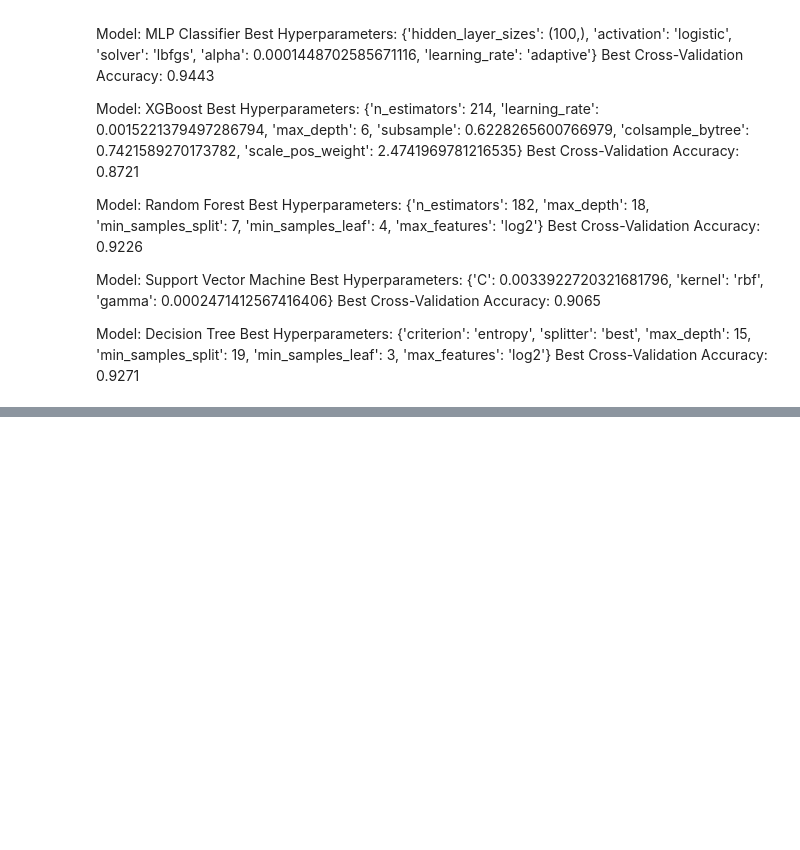
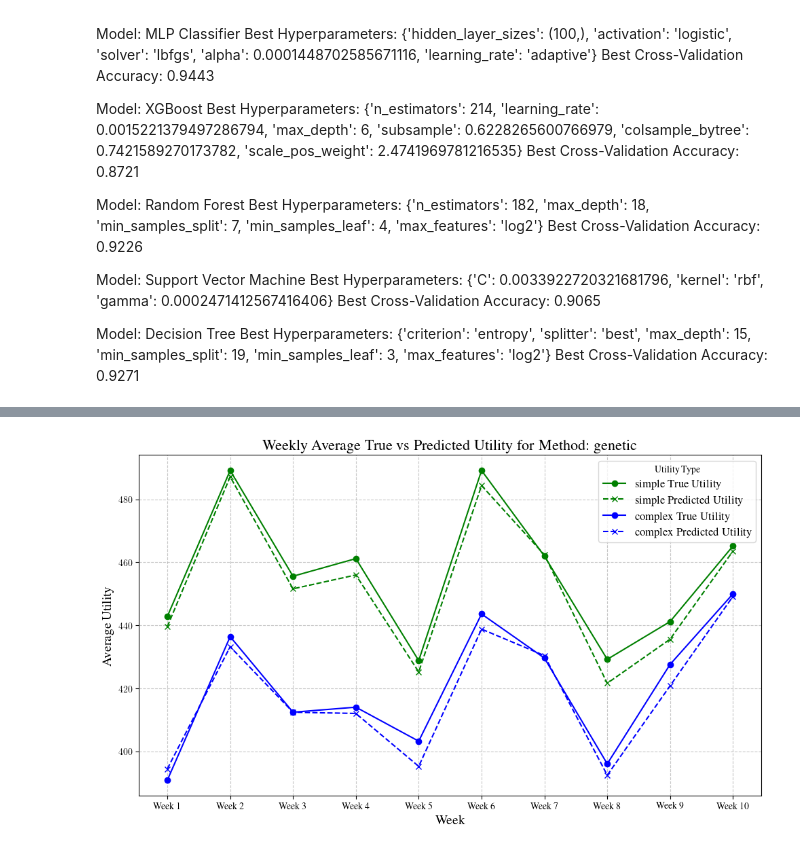
Before and after one commit to Laurie2905-JOHN/Masters_RL, a Jupyter notebook: notebooks/plotting.ipynb, the cells around one changed output, grey strips where cells are left out. Cells and saved outputs as stored; diff of their text form; code cells hidden in the pictures; blank space fills up the shorter version.

```diff
--- a/notebooks/plotting.ipynb
+++ b/notebooks/plotting.ipynb
@@ -2158,0 +3507,15 @@ print(data['random']['utility_results']['perfect']['week'])
+# %%
+def calculate_gini_coefficient(utilities):
+    utilities = np.array(utilities)
+    n = len(utilities)
+
+    # Calculate the mean absolute utility
+    mean_absolute_utility = np.mean(np.abs(utilities))
+
+    # Compute the sum of absolute differences
+    absolute_differences_sum = np.sum(np.abs(np.subtract.outer(utilities, utilities)))
+
+    # Compute the Gini coefficient
+    gini = absolute_differences_sum / (2 * n**2 * mean_absolute_utility)
+
+    return gini
@@ -2158,0 +3584,81 @@ print(data['random']['utility_results']['perfect']['week'])
+# %%
+import matplotlib.pyplot as plt
+import numpy as np
+
+# Assuming 'data' is a dictionary with the structure as mentioned
+# Initialize a list to store unique method names and method types
+methods = list(data.keys())
+method_types = {method: list(data[method].keys()) for method in methods}
+
+# Function to calculate the weekly average of utilities
+def calculate_weekly_averages(utilities, menus_per_week=5):
+    weekly_averages = []
+    for i in range(0, len(utilities), menus_per_week):
+        weekly_avg = np.mean(utilities[i:i + menus_per_week])
+        weekly_averages.append(weekly_avg)
+    return weekly_averages
+
+def calculate_gini_coefficient(utilities):
+    utilities = np.array(utilities)
+    n = len(utilities)
+
+    # Calculate the mean absolute utility
+    mean_absolute_utility = np.mean(np.abs(utilities))
+
+    # Compute the sum of absolute differences
+    absolute_differences_sum = np.sum(np.abs(np.subtract.outer(utilities, utilities)))
+
+    # Compute the Gini coefficient
+    gini = absolute_differences_sum / (2 * n**2 * mean_absolute_utility)
+
+    return gini
+
+# Define colors and line styles for different method types and utility types
+colors = {'simple': 'green', 'complex': 'blue'}
+line_styles = {'true': '-', 'predicted': '--'}
+
+# Create a plot for each method and its method types
+for method in methods:
+    if method not in ['genetic', 'RL']:
+        continue
+    plt.figure(figsize=(10, 6))  # Create a new figure for each method
+    for method_type in method_types[method]:
+        # Extract and sum true and predicted utility data over menus for the current method and method_type
+        menu_keys = sorted(data[method][method_type].keys(), key=int)
+        true_utilities = [sum(data[method][method_type][menu_key]['true_utility'].values()) for menu_key in menu_keys]
+        predicted_utilities = [sum(data[method][method_type][menu_key]['predicted_utility'].values()) for menu_key in menu_keys]
+
+        # Calculate the weekly averages
+        true_utilities_weekly = calculate_weekly_averages(true_utilities)
+        predicted_utilities_weekly = calculate_weekly_averages(predicted_utilities)
+
+        # Calculate the Gini coefficient for true and predicted utilities
+        gini_true = calculate_gini_coefficient(true_utilities)
+        gini_predicted = calculate_gini_coefficient(predicted_utilities)
+        print(f"Gini coefficient for {method} - {method_type} (True): {gini_true}")
+        print(f"Gini coefficient for {method} - {method_type} (Predicted): {gini_predicted}")
+
+        # Generate x-axis labels representing weeks
+        weeks = [f"Week {i+1}" for i in range(len(true_utilities_weekly))]
+
+        # Plot the weekly average true utility as a line graph
+        plt.plot(weeks, true_utilities_weekly, marker='o', label=f'{method_type} True Utility',
+                 linestyle=line_styles['true'], color=colors[method_type])
+
+        # Plot the weekly average predicted utility as a line graph
+        plt.plot(weeks, predicted_utilities_weekly, marker='x', label=f'{method_type} Predicted Utility',
+                 linestyle=line_styles['predicted'], color=colors[method_type])
+
+    # Add labels, title, and legend
+    plt.xlabel('Week', fontsize=14)
+    plt.ylabel('Average Utility', fontsize=14)
+    plt.title(f'Weekly Average True vs Predicted Utility for Method: {method}', fontsize=16)
+    plt.legend(title='Utility Type', fontsize=12)
+    plt.grid(True, linestyle='--', alpha=0.7)
+
+    # Adjust layout for tight fitting
+    plt.tight_layout()
+
+    # Display the plot
+    plt.show()
+# %% [output]
@@ -2158,0 +3669 @@ print(data['random']['utility_results']['perfect']['week'])
+[figure, added]
```
Also changed, not shown: parts of 55 cells of this notebook, 1 other file.
